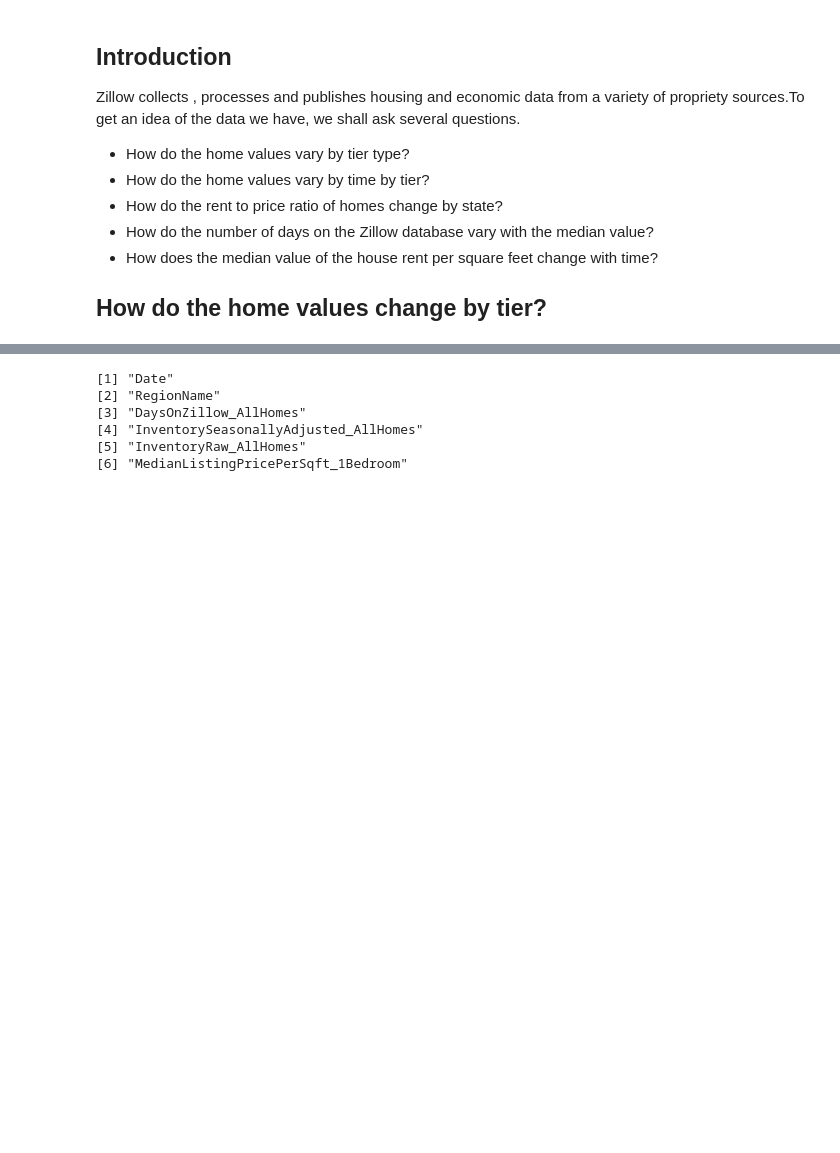
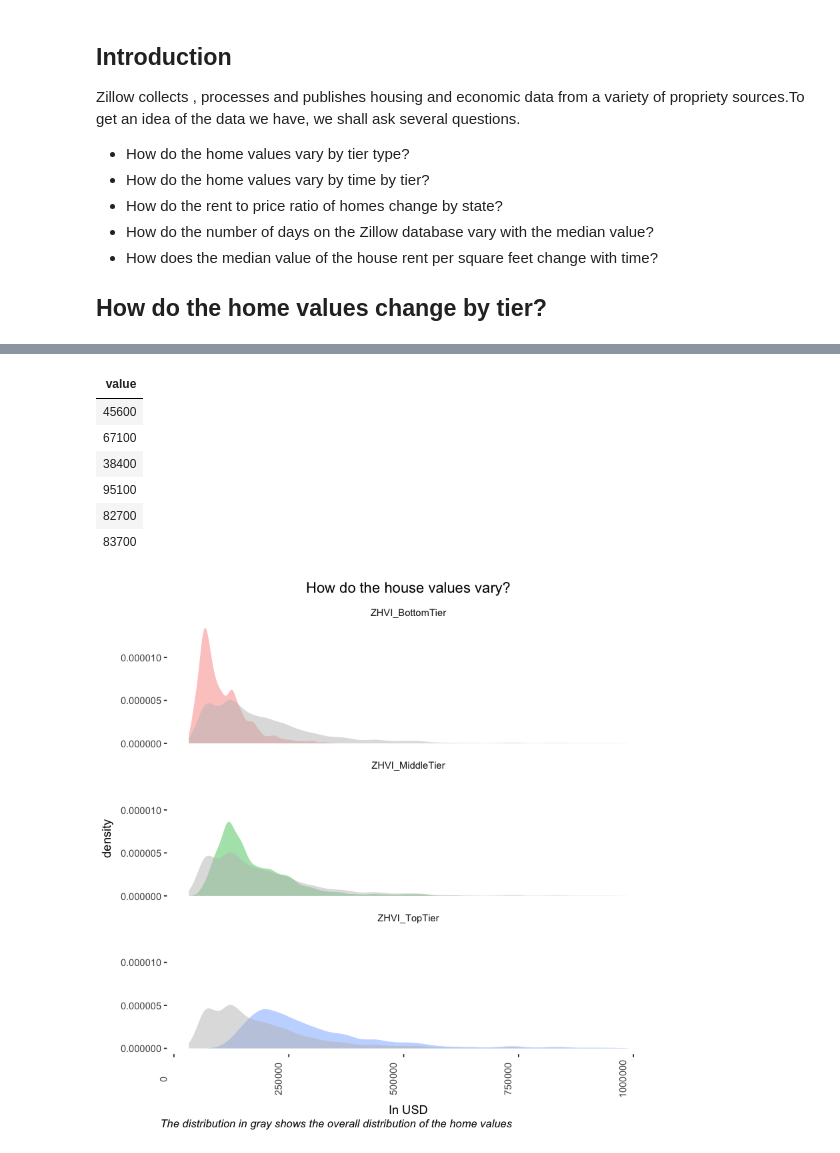
Before and after one commit to annu025/Kaggle, a Jupyter notebook: Zillow Home Prices/Script.ipynb, the cells around one changed output, grey strips where cells are left out. Saved outputs shown, nothing was run; the diff lists cells and outputs as text; code cells hidden in the pictures; blank space fills up the shorter version.

Commit message:
Adding how home values vary plot

```diff
--- a/Zillow Home Prices/Script.ipynb
+++ b/Zillow Home Prices/Script.ipynb
@@ -73,9 +67,31 @@ tier1 <- names(state)
+# %%
+total_distribution <- state %>%
+    select(ends_with('Tier')) %>% mutate(date=state$Date) %>%
+  mutate(date=ymd(date)) %>%
+  na.omit() %>%
+  gather(type,value,1:3) %>%
+  select(value)
 # %%
-head(tier1)
+head(total_distribution)
 # %% [output]
-[1] "Date"
-[2] "RegionName"
-[3] "DaysOnZillow_AllHomes"
-[4] "InventorySeasonallyAdjusted_AllHomes"
-[5] "InventoryRaw_AllHomes"
-[6] "MedianListingPricePerSqft_1Bedroom"
+| value |
+| 45600 |
+| 67100 |
+| 38400 |
+| 95100 |
+| 82700 |
+| 83700 |
+# %%
+options(scipen=999)
+state %>%
+  select(ends_with('Tier')) %>% mutate(date=state$Date) %>%
+  mutate(date=ymd(date)) %>%
+  na.omit() %>%
+  gather(type,value,1:3) %>%
+  ggplot(aes(x=value,fill=type))+geom_density(alpha=0.4,color='transparent')+facet_wrap(~type,nrow = 3)+
+  theme(panel.background = element_rect(fill = '#ffffff'),
+        axis.text.x = element_text(vjust=-1,angle=90),
+        strip.background = element_blank(),
+        legend.position = 'none',plot.title = element_text(hjust=0.5),plot.caption = element_text(hjust=-0.05,face='italic'))+labs(title='How do the house values vary?',x='In USD',caption='The distribution in gray shows the overall distribution of the home values')+geom_density(data=total_distribution,aes(x=value),fill='gray',color='transparent',alpha=0.5)
+# %% [output]
+[figure, added]
```
Also changed, not shown: parts of 3 cells of this notebook.
